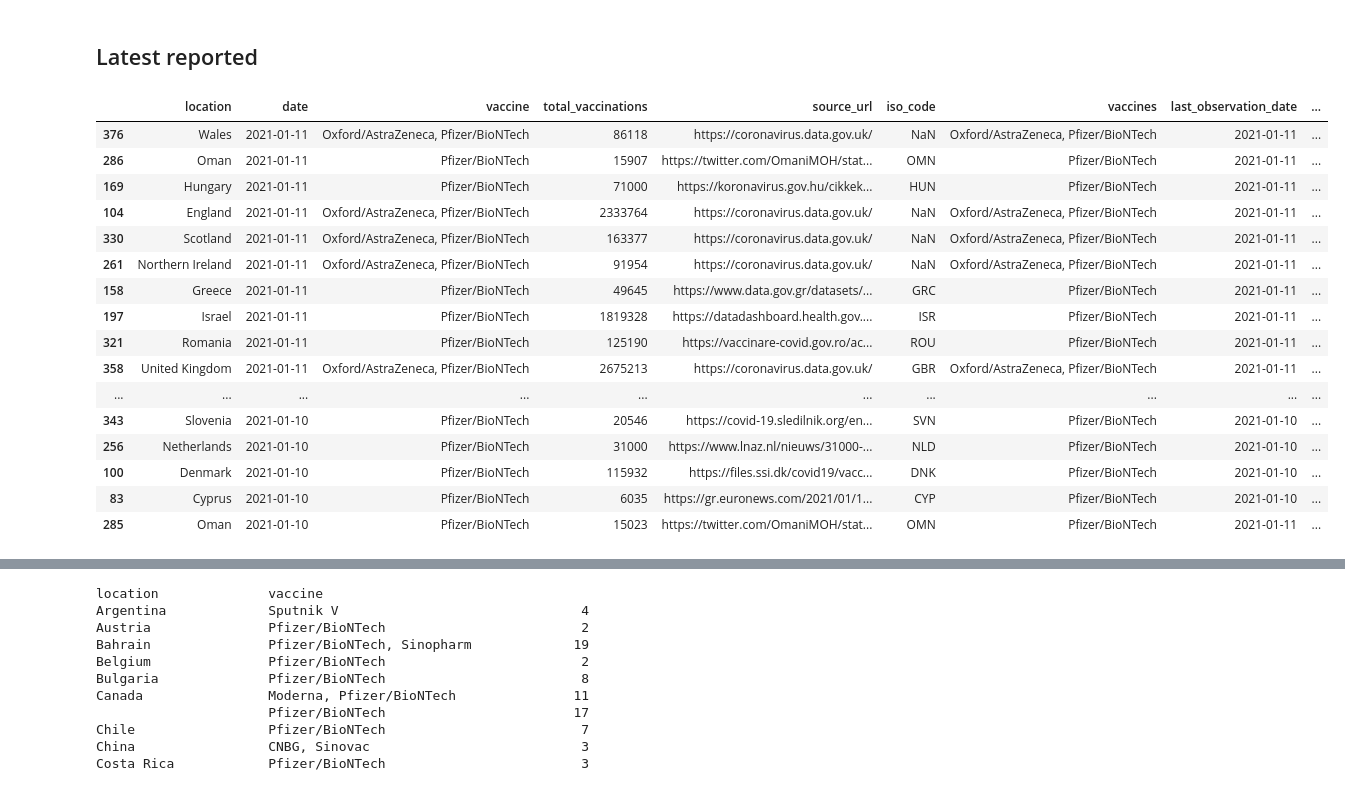
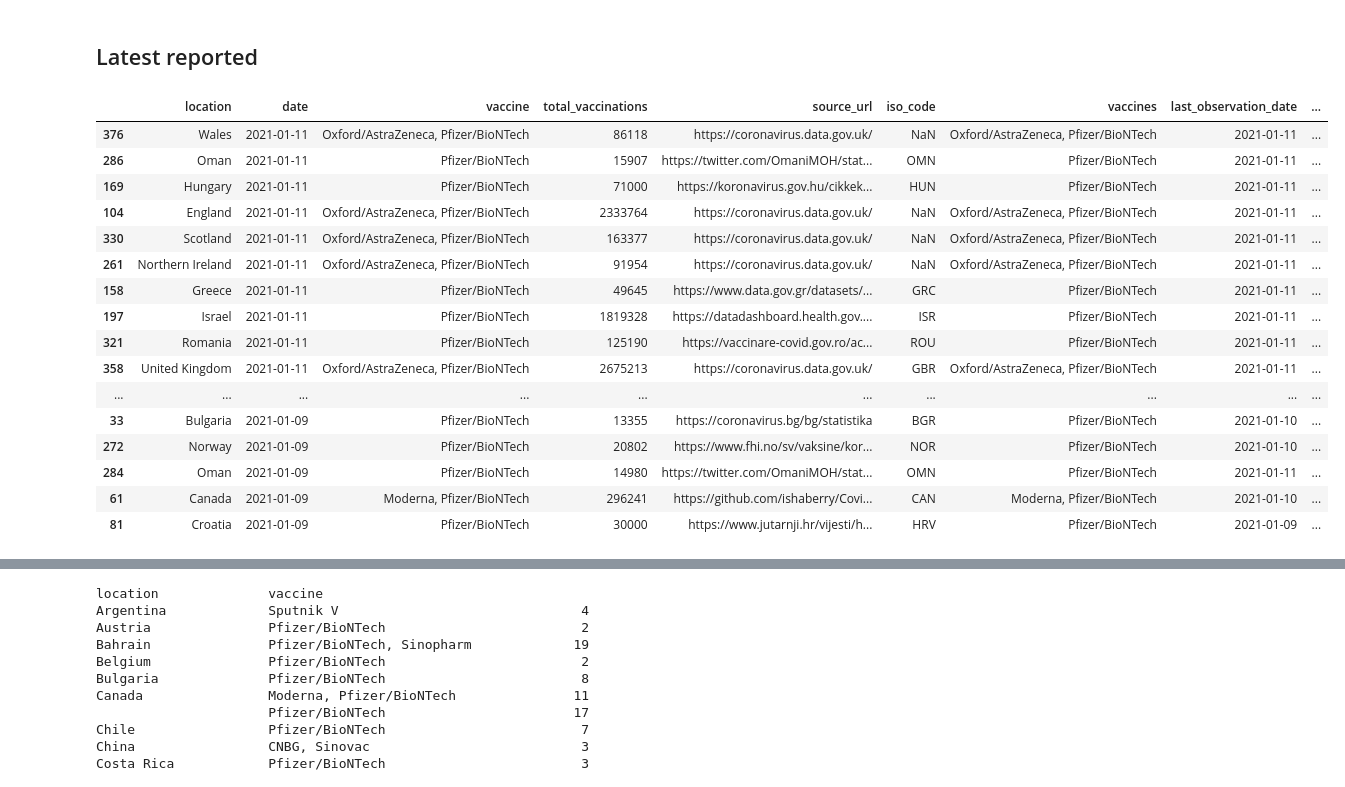
Before and after one commit to salgo60/CoronaVaccinationCheck, a Jupyter notebook: Check Corona Vaccination.ipynb, the cells around one changed output, grey strips where cells are left out. Cells and saved outputs as stored; diff of their text form; code cells hidden in the pictures.

```diff
--- a/Check Corona Vaccination.ipynb
+++ b/Check Corona Vaccination.ipynb
@@ -72,26 +72,26 @@ countries_csv.sort_values(by=['last_observation_date'])
 # %%
 # merge allCountriesGitHub with all Countries_csv
 allCountries = pd.merge(allCountriesGitHub,countries_csv,how='outer',on="location",indicator=True)
 # Show 15 latest sorted by dates
-allCountries.sort_values(by=['date'],ascending=False)[0:25]
+allCountries.sort_values(by=['date'],ascending=False)[0:50]
 # %% [output]
 |  | location | date | vaccine | total_vaccinations | source_url | iso_code | vaccines | last_observation_date | ... |
 | 376 | Wales | 2021-01-11 | Oxford/AstraZeneca, Pfizer/BioNTech | 86118 | https://coronavirus.data.gov.uk/ | NaN | Oxford/AstraZeneca, Pfizer/BioNTech | 2021-01-11 | ... |
 | 286 | Oman | 2021-01-11 | Pfizer/BioNTech | 15907 | https://twitter.com/OmaniMOH/stat... | OMN | Pfizer/BioNTech | 2021-01-11 | ... |
 | 169 | Hungary | 2021-01-11 | Pfizer/BioNTech | 71000 | https://koronavirus.gov.hu/cikkek... | HUN | Pfizer/BioNTech | 2021-01-11 | ... |
 | 104 | England | 2021-01-11 | Oxford/AstraZeneca, Pfizer/BioNTech | 2333764 | https://coronavirus.data.gov.uk/ | NaN | Oxford/AstraZeneca, Pfizer/BioNTech | 2021-01-11 | ... |
 | 330 | Scotland | 2021-01-11 | Oxford/AstraZeneca, Pfizer/BioNTech | 163377 | https://coronavirus.data.gov.uk/ | NaN | Oxford/AstraZeneca, Pfizer/BioNTech | 2021-01-11 | ... |
 | 261 | Northern Ireland | 2021-01-11 | Oxford/AstraZeneca, Pfizer/BioNTech | 91954 | https://coronavirus.data.gov.uk/ | NaN | Oxford/AstraZeneca, Pfizer/BioNTech | 2021-01-11 | ... |
 | 158 | Greece | 2021-01-11 | Pfizer/BioNTech | 49645 | https://www.data.gov.gr/datasets/... | GRC | Pfizer/BioNTech | 2021-01-11 | ... |
 | 197 | Israel | 2021-01-11 | Pfizer/BioNTech | 1819328 | https://datadashboard.health.gov.... | ISR | Pfizer/BioNTech | 2021-01-11 | ... |
 | 321 | Romania | 2021-01-11 | Pfizer/BioNTech | 125190 | https://vaccinare-covid.gov.ro/ac... | ROU | Pfizer/BioNTech | 2021-01-11 | ... |
 | 358 | United Kingdom | 2021-01-11 | Oxford/AstraZeneca, Pfizer/BioNTech | 2675213 | https://coronavirus.data.gov.uk/ | GBR | Oxford/AstraZeneca, Pfizer/BioNTech | 2021-01-11 | ... |
 | ... | ... | ... | ... | ... | ... | ... | ... | ... | ... |
-| 343 | Slovenia | 2021-01-10 | Pfizer/BioNTech | 20546 | https://covid-19.sledilnik.org/en... | SVN | Pfizer/BioNTech | 2021-01-10 | ... |
-| 256 | Netherlands | 2021-01-10 | Pfizer/BioNTech | 31000 | https://www.lnaz.nl/nieuws/31000-... | NLD | Pfizer/BioNTech | 2021-01-10 | ... |
-| 100 | Denmark | 2021-01-10 | Pfizer/BioNTech | 115932 | https://files.ssi.dk/covid19/vacc... | DNK | Pfizer/BioNTech | 2021-01-10 | ... |
-| 83 | Cyprus | 2021-01-10 | Pfizer/BioNTech | 6035 | https://gr.euronews.com/2021/01/1... | CYP | Pfizer/BioNTech | 2021-01-10 | ... |
-| 285 | Oman | 2021-01-10 | Pfizer/BioNTech | 15023 | https://twitter.com/OmaniMOH/stat... | OMN | Pfizer/BioNTech | 2021-01-11 | ... |
+| 33 | Bulgaria | 2021-01-09 | Pfizer/BioNTech | 13355 | https://coronavirus.bg/bg/statistika | BGR | Pfizer/BioNTech | 2021-01-10 | ... |
+| 272 | Norway | 2021-01-09 | Pfizer/BioNTech | 20802 | https://www.fhi.no/sv/vaksine/kor... | NOR | Pfizer/BioNTech | 2021-01-10 | ... |
+| 284 | Oman | 2021-01-09 | Pfizer/BioNTech | 14980 | https://twitter.com/OmaniMOH/stat... | OMN | Pfizer/BioNTech | 2021-01-11 | ... |
+| 61 | Canada | 2021-01-09 | Moderna, Pfizer/BioNTech | 296241 | https://github.com/ishaberry/Covi... | CAN | Moderna, Pfizer/BioNTech | 2021-01-10 | ... |
+| 81 | Croatia | 2021-01-09 | Pfizer/BioNTech | 30000 | https://www.jutarnji.hr/vijesti/h... | HRV | Pfizer/BioNTech | 2021-01-09 | ... |
 # %%
 #Countries in list
 allCountries["location"].value_counts()
```
Also changed, not shown: parts of 15 cells of this notebook.
